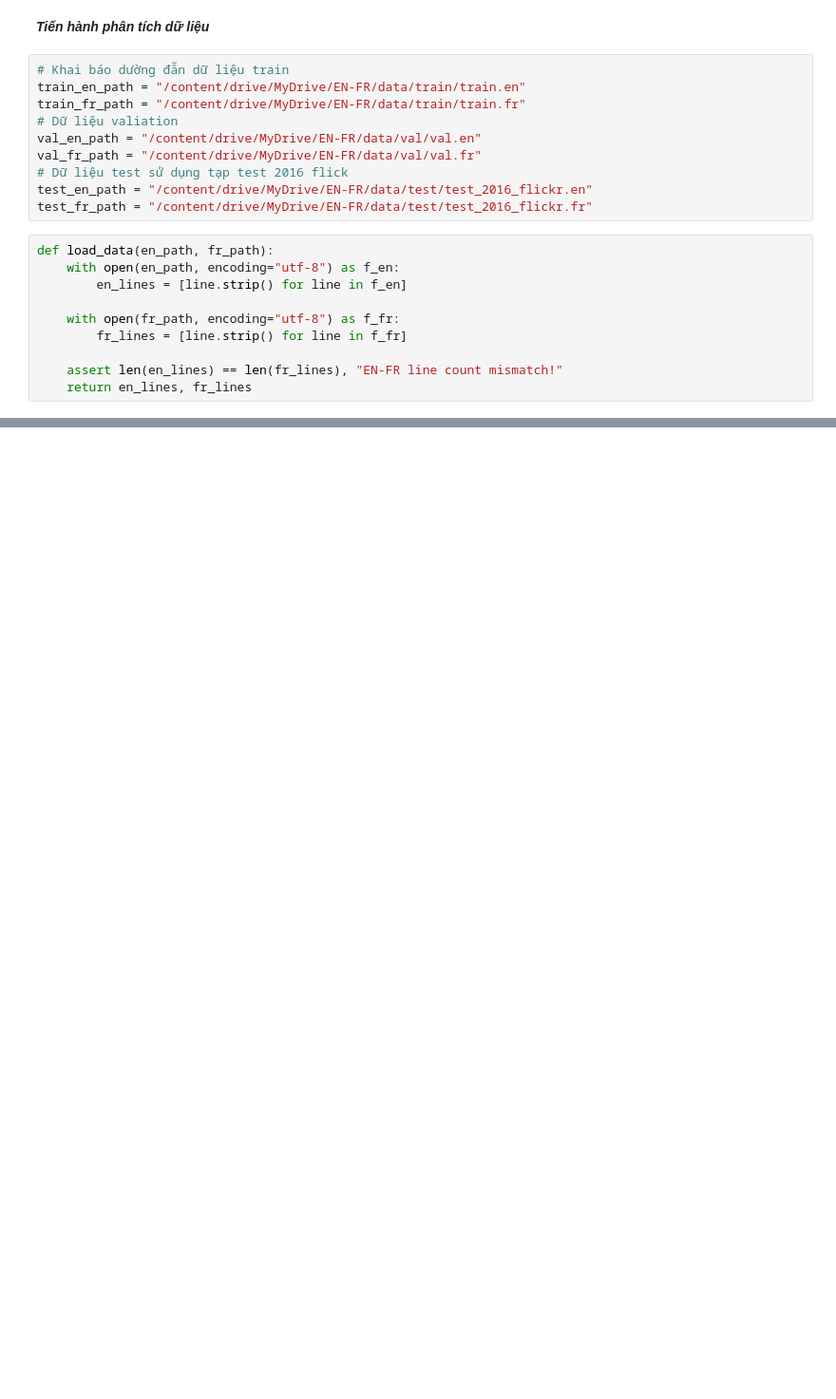
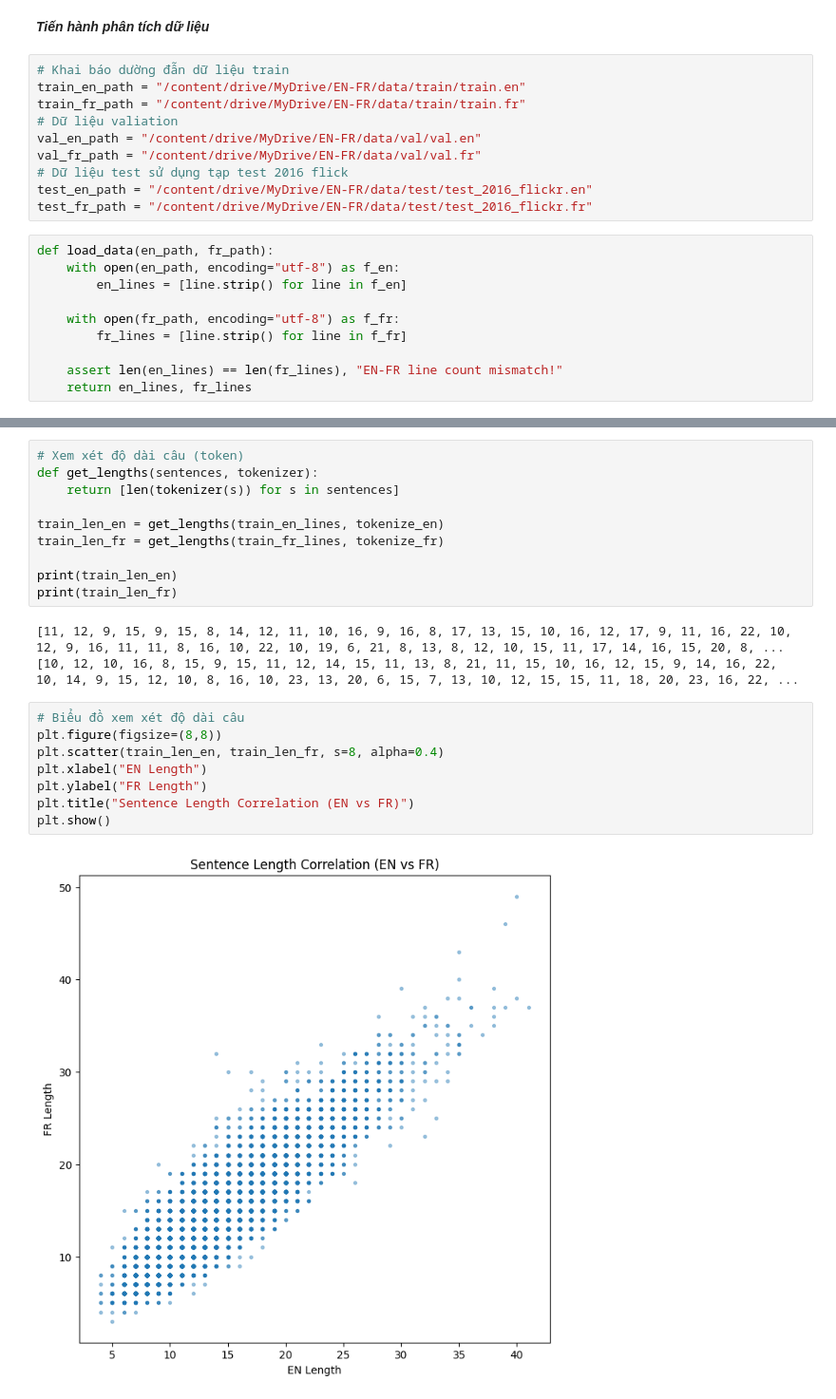
Before and after one commit to Zerldas/Translate-EN-to-FR-Project, a Jupyter notebook: NLP_Project_Translate_EN_to_FR.ipynb, the cells around one changed output, grey strips where cells are left out. Shown at 95% size. Drawn from its saved outputs; the diff is of its cells as text; blank space fills up the shorter version.

```diff
--- a/NLP_Project_Translate_EN_to_FR.ipynb
+++ b/NLP_Project_Translate_EN_to_FR.ipynb
@@ -101,0 +149,23 @@ Số lượng cặp câu dùng để test (cả 2 ngôn ngữ) là: 2000
+# %%
+# Xem xét độ dài câu (token)
+def get_lengths(sentences, tokenizer):
+    return [len(tokenizer(s)) for s in sentences]
+
+train_len_en = get_lengths(train_en_lines, tokenize_en)
+train_len_fr = get_lengths(train_fr_lines, tokenize_fr)
+
+print(train_len_en)
+print(train_len_fr)
+# %% [output]
+[11, 12, 9, 15, 9, 15, 8, 14, 12, 11, 10, 16, 9, 16, 8, 17, 13, 15, 10, 16, 12, 17, 9, 11, 16, 22, 10, 12, 9, 16, 11, 11, 8, 16, 10, 22, 10, 19, 6, 21, 8, 13, 8, 12, 10, 15, 11, 17, 14, 16, 15, 20, 8, ...
+[10, 12, 10, 16, 8, 15, 9, 15, 11, 12, 14, 15, 11, 13, 8, 21, 11, 15, 10, 16, 12, 15, 9, 14, 16, 22, 10, 14, 9, 15, 12, 10, 8, 16, 10, 23, 13, 20, 6, 15, 7, 13, 10, 12, 15, 15, 11, 18, 20, 23, 16, 22, ...
+# %%
+# Biểu đồ xem xét độ dài câu
+plt.figure(figsize=(8,8))
+plt.scatter(train_len_en, train_len_fr, s=8, alpha=0.4)
+plt.xlabel("EN Length")
+plt.ylabel("FR Length")
+plt.title("Sentence Length Correlation (EN vs FR)")
+plt.show()
+# %% [output]
+[figure, added]
```
Also changed, not shown: parts of 34 cells of this notebook.
